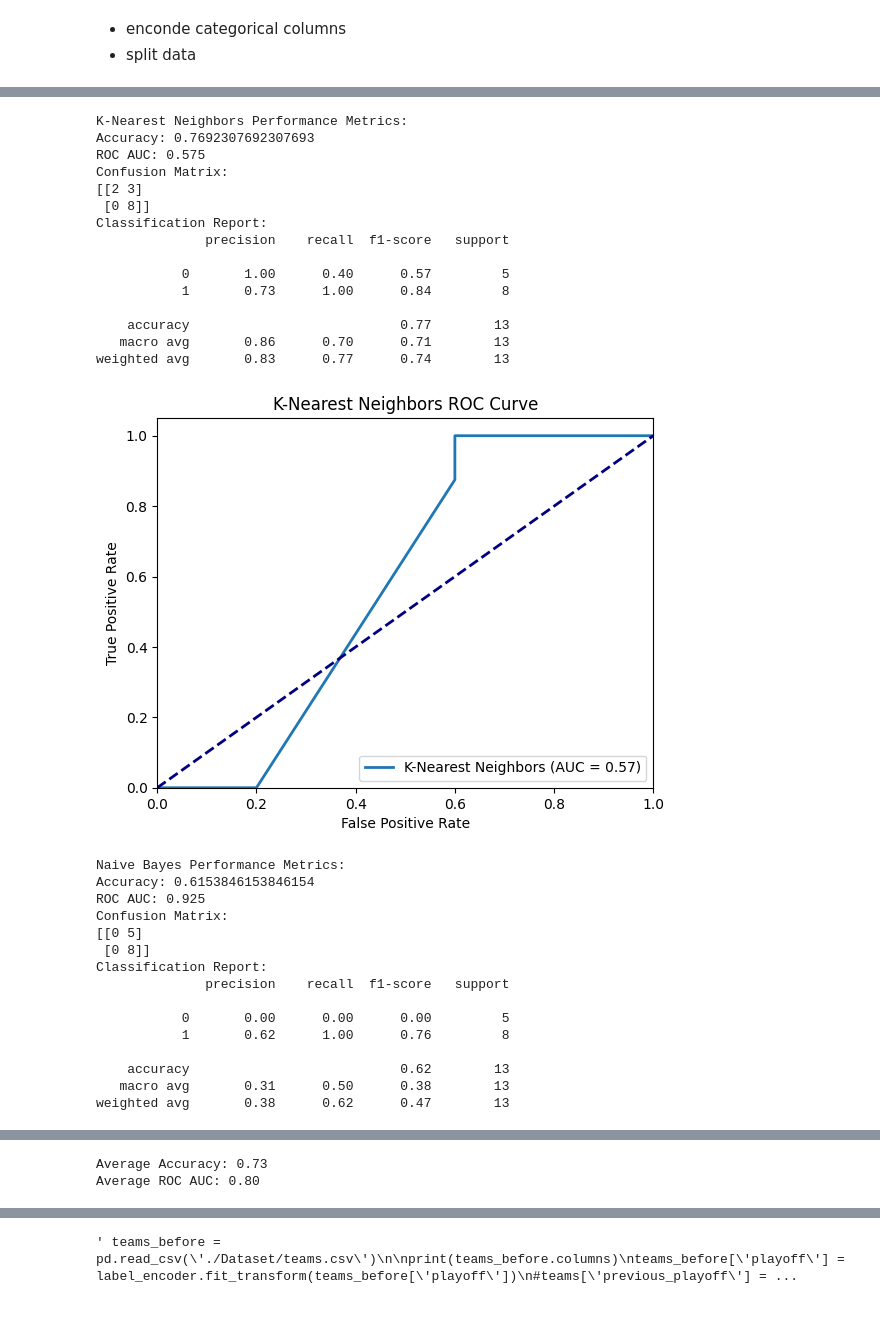
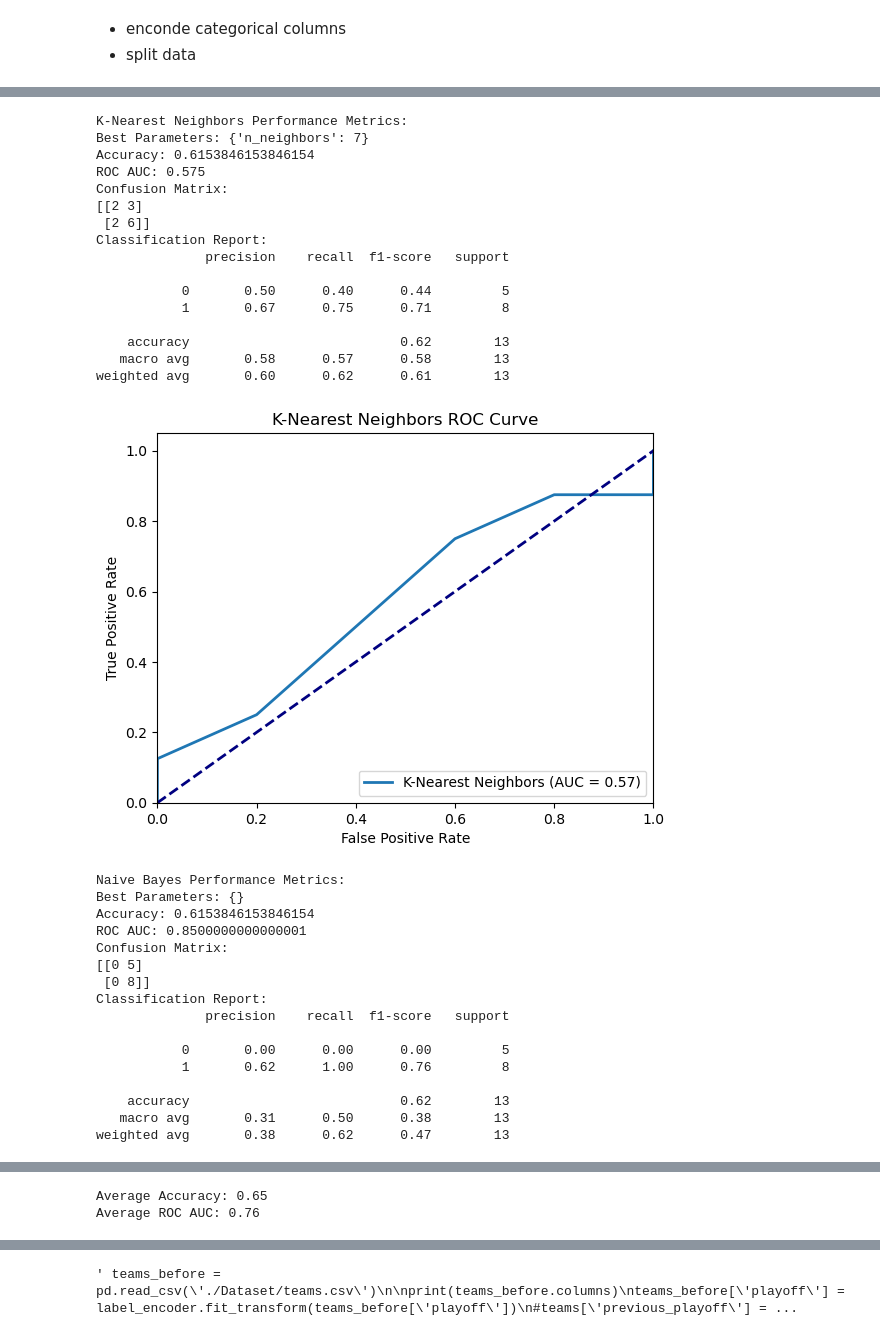
Before and after one commit to brunabrasil/FEUP-AC, a Jupyter notebook: preparation.ipynb, the cells around one changed output, grey strips where cells are left out. Saved outputs shown, nothing was run; the diff lists cells and outputs as text; code cells hidden in the pictures.

```diff
--- a/preparation.ipynb
+++ b/preparation.ipynb
@@ -320,18 +318,29 @@ teams.to_csv('./Modified/modified_teams.csv', index=False)
 - split data
 # %%
 from sklearn.preprocessing import LabelEncoder
+from sklearn.preprocessing import StandardScaler
 
-newteams = pd.read_csv('./newteams.csv',sep=';')
 
-newteams.head()
 # Encode the 'playoff' column
 label_encoder = LabelEncoder()
 teams['playoff'] = label_encoder.fit_transform(teams['playoff'])
 teams['tmID'] = label_encoder.fit_transform(teams['tmID'])
 teams['confID'] = label_encoder.fit_transform(teams['confID'])
 
+columns_to_normalize = [
+    'num_prizes', 'sum_GP', 'sum_GS', 'sum_minutes', 'sum_points', 'sum_oRebounds',
+    'sum_dRebounds', 'sum_rebounds', 'sum_assists', 'sum_steals', 'sum_blocks',
+    'sum_turnovers', 'sum_PF', 'sum_fgAttempted', 'sum_fgMade', 'sum_ftAttempted',
+    'sum_ftMade', 'sum_threeAttempted', 'sum_threeMade', 'sum_dq', 'height', 'weight', 'age'
+]
+
+scaler = StandardScaler()
+
+# Fit and transform the selected columns
+teams[columns_to_normalize] = scaler.fit_transform(teams[columns_to_normalize])
 
 train_data = teams[teams['year'] <= 9]
+train_data = train_data[train_data['year'] > 1]
 test_data = teams[teams['year'] == 10]
 # %%
 from sklearn.model_selection import train_test_split
@@ -342,6 +351,7 @@ from sklearn.svm import SVC
 from sklearn.neighbors import KNeighborsClassifier
 from sklearn.metrics import accuracy_score, confusion_matrix, classification_report, roc_curve, auc
 from sklearn.naive_bayes import GaussianNB
+from sklearn.model_selection import GridSearchCV
 import matplotlib.pyplot as plt
 import numpy as np
 
@@ -353,12 +363,12 @@ y_test = test_data['playoff']
 
 # Define a list of classifiers
 classifiers = [
-    ("Logistic Regression", LogisticRegression(solver='liblinear', random_state=0)),
-    ("Support Vector Machine", SVC(kernel='linear', random_state=0)),
-    ("Decision Tree", DecisionTreeClassifier(random_state=0)),
-    ("Random Forest", RandomForestClassifier(random_state=0)),
-    ("K-Nearest Neighbors", KNeighborsClassifier()),
-    ("Naive Bayes", GaussianNB())
+    ("Logistic Regression", LogisticRegression(solver='liblinear', random_state=0), {'C': [0.001, 0.01, 0.1, 1, 10]}),
+    ("Support Vector Machine", SVC(kernel='linear', random_state=0), {'C': [0.001, 0.01, 0.1, 1, 10]}),
+    ("Decision Tree", DecisionTreeClassifier(random_state=0), {'max_depth': [None, 5, 10, 15]}),
+    ("Random Forest", RandomForestClassifier(random_state=0), {'n_estimators': [50, 100, 200], 'max_depth': [None, 5, 10]}),
+    ("K-Nearest Neighbors", KNeighborsClassifier(), {'n_neighbors': [3, 5, 7]}),
+    ("Naive Bayes", GaussianNB(), {})
 ]
 
 # Create an empty dictionary to store performance metrics
@@ -369,18 +379,24 @@ roc_curve_data = []
 average_accuracy = 0
 average_roc_auc = 0
 
-# Iterate through each classifier, train, predict, and store performance metrics
-for name, clf in classifiers:
-    clf.fit(X_train, y_train)
-    predictions = clf.predict(X_test)
+for name, clf, param_grid in classifiers:
+    # Perform Grid Search
+    grid_search = GridSearchCV(clf, param_grid, cv=5, scoring='roc_auc')
+    grid_search.fit(X_train, y_train)
+
+    # Get the best model
+    best_clf = grid_search.best_estimator_
+
+    # Use the best model to make predictions
+    predictions = best_clf.predict(X_test)
     accuracy = accuracy_score(y_test, predictions)
     average_accuracy += accuracy
 
     # Calculate ROC curve and AUC
-    if hasattr(clf, "predict_proba"):
-        y_score = clf.predict_proba(X_test)[:, 1]
+    if hasattr(best_clf, "predict_proba"):
+        y_score = best_clf.predict_proba(X_test)[:, 1]
     else:
-        y_score = clf.decision_function(X_test)
+        y_score = best_clf.decision_function(X_test)
 
     fpr, tpr, _ = roc_curve(y_test, y_score)
     roc_auc = auc(fpr, tpr)
@@ -388,6 +404,7 @@ for name, clf in classifiers:
 
     # Store performance metrics in a dictionary
     performance_metrics[name] = {
+        "Best Parameters": grid_search.best_params_,
         "Accuracy": accuracy,
         "ROC AUC": roc_auc,
         "Confusion Matrix": confusion_matrix(y_test, predictions),
@@ -404,6 +421,7 @@ average_roc_auc /= len(classifiers)
 # Print the performance metrics and create ROC curve graphs
 for name, metrics in performance_metrics.items():
     print(f"{name} Performance Metrics:")
+    print(f"Best Parameters: {metrics['Best Parameters']}")
     print(f"Accuracy: {metrics['Accuracy']}")
     print(f"ROC AUC: {metrics['ROC AUC']}")
     print("Confusion Matrix:")
@@ -512,22 +534,24 @@ weighted avg       0.58      0.62      0.56        13
 K-Nearest Neighbors Performance Metrics:
-Accuracy: 0.7692307692307693
+Best Parameters: {'n_neighbors': 7}
+Accuracy: 0.6153846153846154
 ROC AUC: 0.575
 Confusion Matrix:
 [[2 3]
- [0 8]]
+ [2 6]]
 Classification Report:
               precision    recall  f1-score   support
 
-           0       1.00      0.40      0.57         5
-           1       0.73      1.00      0.84         8
+           0       0.50      0.40      0.44         5
+           1       0.67      0.75      0.71         8
 
-    accuracy                           0.77        13
-   macro avg       0.86      0.70      0.71        13
-weighted avg       0.83      0.77      0.74        13
+    accuracy                           0.62        13
+   macro avg       0.58      0.57      0.58        13
+weighted avg       0.60      0.62      0.61        13
-[figure, old version]
+[figure, new version]
 Naive Bayes Performance Metrics:
+Best Parameters: {}
 Accuracy: 0.6153846153846154
-ROC AUC: 0.925
+ROC AUC: 0.8500000000000001
 Confusion Matrix:
 [[0 5]
  [0 8]]
@@ -545,5 +569,5 @@ weighted avg       0.38      0.62      0.47        13
-Average Accuracy: 0.73
-Average ROC AUC: 0.80
+Average Accuracy: 0.65
+Average ROC AUC: 0.76
 # %%
 logreg = LogisticRegression(solver='liblinear', random_state=0)
 logreg.fit(X_train, y_train)
```
Also changed, not shown: parts of 4 cells of this notebook.
